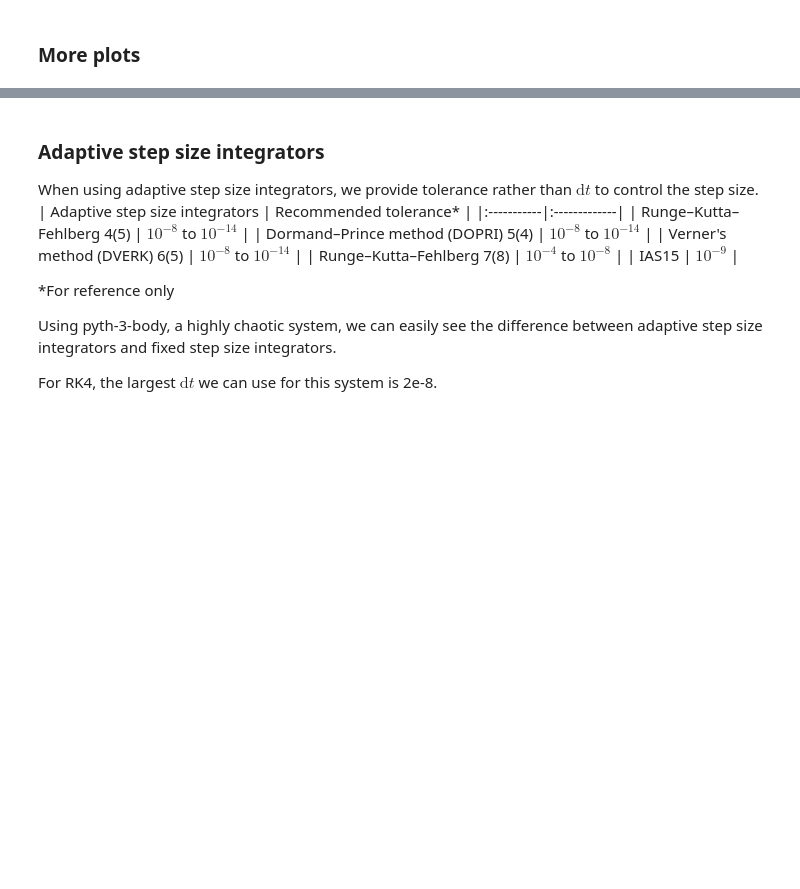
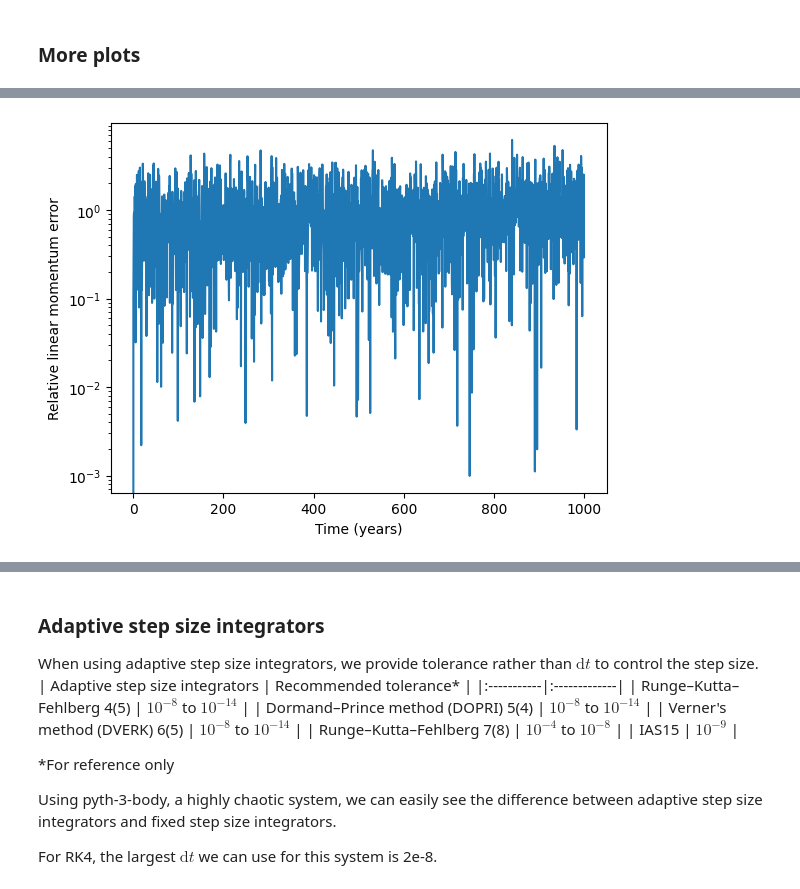
Before and after one commit to alvinng4/Gravity-Simulator, a Jupyter notebook: examples/tutorial.ipynb, the cells around one changed output, grey strips where cells are left out. Saved outputs shown, nothing was run; the diff lists cells and outputs as text; code cells hidden in the pictures; blank space fills up the shorter version.

```diff
--- a/examples/tutorial.ipynb
+++ b/examples/tutorial.ipynb
@@ -184,0 +209,9 @@ Run time: 0.119 s
+# %%
+sol_linear_momentum = gs.compute_linear_momentum(sol_state)
+gs.plot_rel_linear_momentum_error(
+    sol_linear_momentum=sol_linear_momentum,
+    sol_time=gs.days_to_years(sol_time),
+    xlabel="Time (years)",
+)
+# %% [output]
+[figure, added]
```
Also changed, not shown: parts of 52 cells of this notebook.
